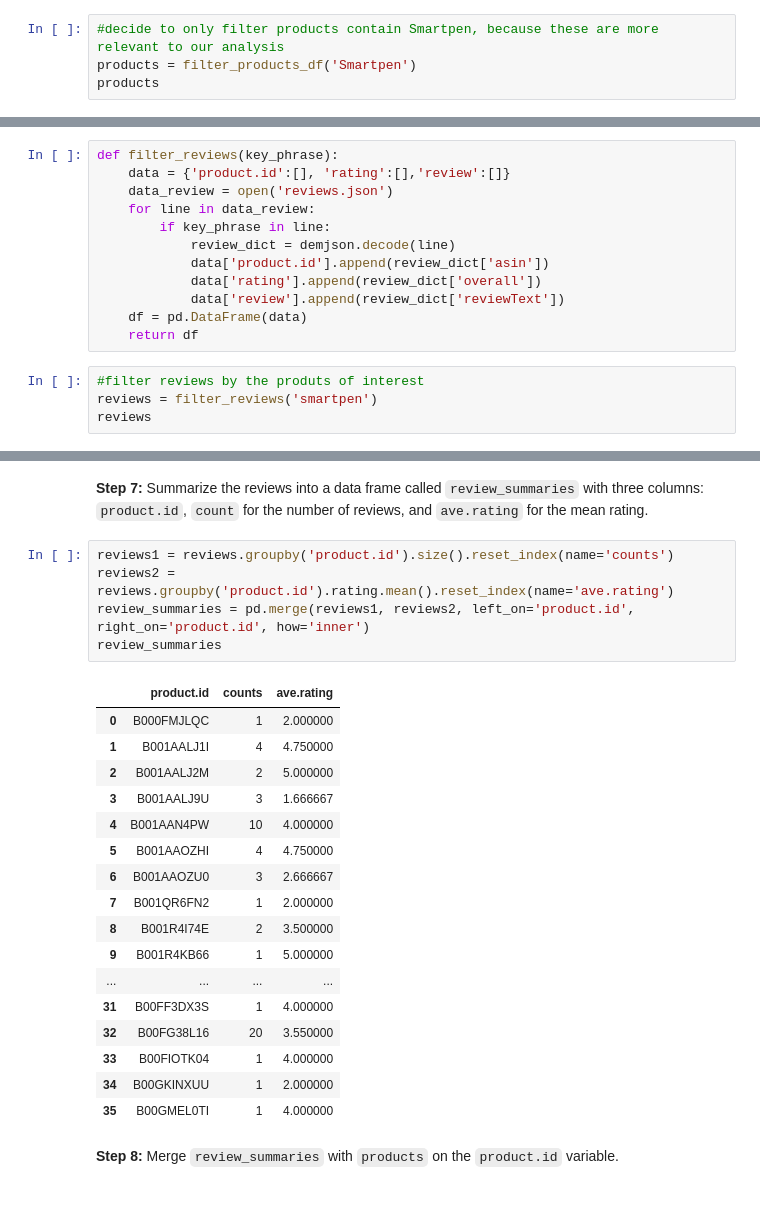
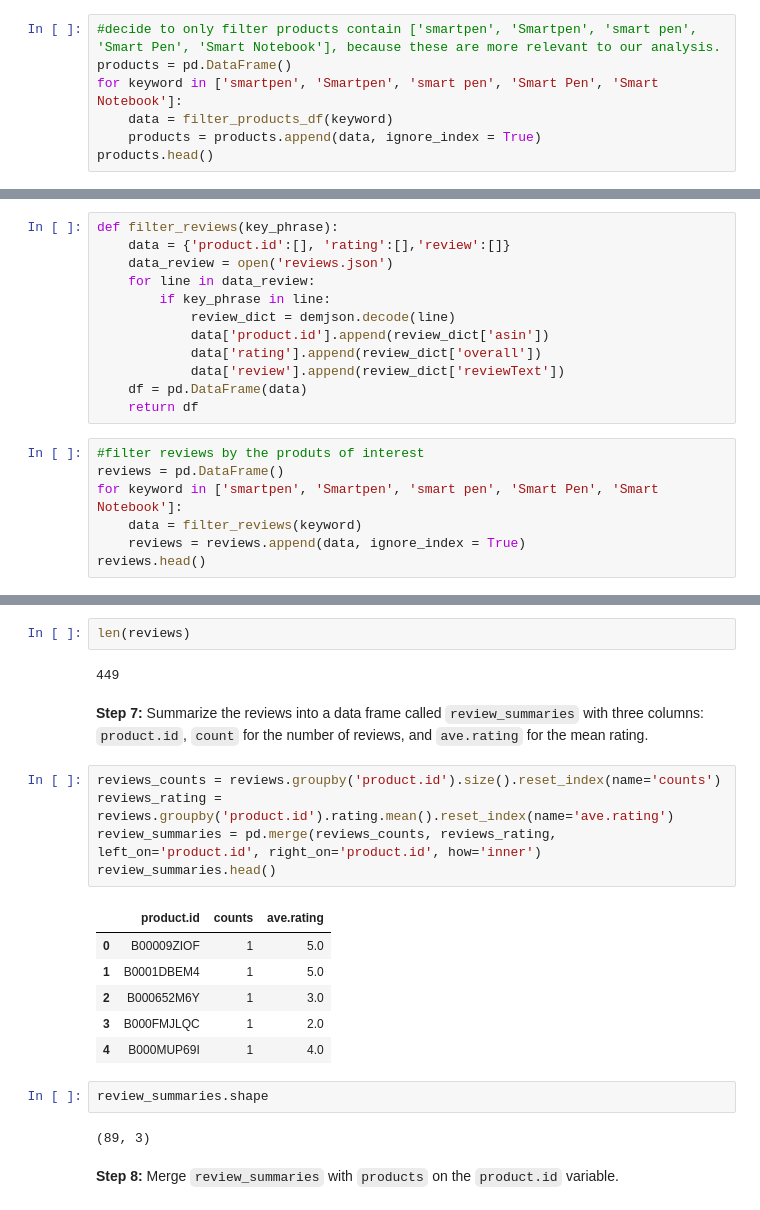
Before and after one commit to XuebinZhu/Projects, a Jupyter notebook: Smart Pen Project/Evaluating Market Demand for Smart Pen.ipynb, the cells around one changed output, grey strips where cells are left out. Saved outputs shown, nothing was run; the diff lists cells and outputs as text.

```diff
--- a/Smart Pen Project/Evaluating Market Demand for Smart Pen.ipynb
+++ b/Smart Pen Project/Evaluating Market Demand for Smart Pen.ipynb
@@ -105,8 +91,11 @@ def filter_products_df(key_phrase):
 # %% [markdown]
 **Step 4:** Using the new `filter_products_df` function, filter the products by the key phrase we selected in Step 2, and obtain a data frame of product ids with their corresponding prices; call this data frame variable `products`.
 # %%
-#decide to only filter products contain Smartpen, because these are more relevant to our analysis
-products = filter_products_df('Smartpen')
-products
+#decide to only filter products contain ['smartpen', 'Smartpen', 'smart pen', 'Smart Pen', 'Smart Notebook'], because these are more relevant to our analysis.
+products = pd.DataFrame()
+for keyword in ['smartpen', 'Smartpen', 'smart pen', 'Smart Pen', 'Smart Notebook']:
+    data = filter_products_df(keyword)
+    products = products.append(data, ignore_index = True)
+products.head()
 # %% [output]
 [interactive output not drawn]
@@ -164,8 +153,11 @@ def filter_reviews(key_phrase):
     return df
 # %%
 #filter reviews by the produts of interest
-reviews = filter_reviews('smartpen')
-reviews
+reviews = pd.DataFrame()
+for keyword in ['smartpen', 'Smartpen', 'smart pen', 'Smart Pen', 'Smart Notebook']:
+    data = filter_reviews(keyword)
+    reviews = reviews.append(data, ignore_index = True)
+reviews.head()
 # %% [output]
 |  | product.id | rating | review |
 | 0 | B001AALJ1I | 5.0 | Purchased these for my high-schoo... |
@@ -188,28 +168,25 @@ reviews
+# %%
+len(reviews)
+# %% [output]
+449
 # %% [markdown]
 **Step 7:** Summarize the reviews into a data frame called `review_summaries` with three columns: `product.id`, `count` for the number of reviews, and `ave.rating` for the mean rating.
 # %%
-reviews1 = reviews.groupby('product.id').size().reset_index(name='counts')
-reviews2 = reviews.groupby('product.id').rating.mean().reset_index(name='ave.rating')
-review_summaries = pd.merge(reviews1, reviews2, left_on='product.id', right_on='product.id', how='inner')
-review_summaries
+reviews_counts = reviews.groupby('product.id').size().reset_index(name='counts')
+reviews_rating = reviews.groupby('product.id').rating.mean().reset_index(name='ave.rating')
+review_summaries = pd.merge(reviews_counts, reviews_rating, left_on='product.id', right_on='product.id', how='inner')
+review_summaries.head()
 # %% [output]
 |  | product.id | counts | ave.rating |
-| 0 | B000FMJLQC | 1 | 2.000000 |
-| 1 | B001AALJ1I | 4 | 4.750000 |
-| 2 | B001AALJ2M | 2 | 5.000000 |
-| 3 | B001AALJ9U | 3 | 1.666667 |
-| 4 | B001AAN4PW | 10 | 4.000000 |
-| 5 | B001AAOZHI | 4 | 4.750000 |
-| 6 | B001AAOZU0 | 3 | 2.666667 |
-| 7 | B001QR6FN2 | 1 | 2.000000 |
-| 8 | B001R4I74E | 2 | 3.500000 |
-| 9 | B001R4KB66 | 1 | 5.000000 |
-| ... | ... | ... | ... |
-| 31 | B00FF3DX3S | 1 | 4.000000 |
-| 32 | B00FG38L16 | 20 | 3.550000 |
-| 33 | B00FIOTK04 | 1 | 4.000000 |
-| 34 | B00GKINXUU | 1 | 2.000000 |
-| 35 | B00GMEL0TI | 1 | 4.000000 |
+| 0 | B00009ZIOF | 1 | 5.0 |
+| 1 | B0001DBEM4 | 1 | 5.0 |
+| 2 | B000652M6Y | 1 | 3.0 |
+| 3 | B000FMJLQC | 1 | 2.0 |
+| 4 | B000MUP69I | 1 | 4.0 |
+# %%
+review_summaries.shape
+# %% [output]
+(89, 3)
 # %% [markdown]
 **Step 8:** Merge `review_summaries` with `products` on the `product.id` variable.
 # %%
```
Also changed, not shown: parts of 41 cells of this notebook.
